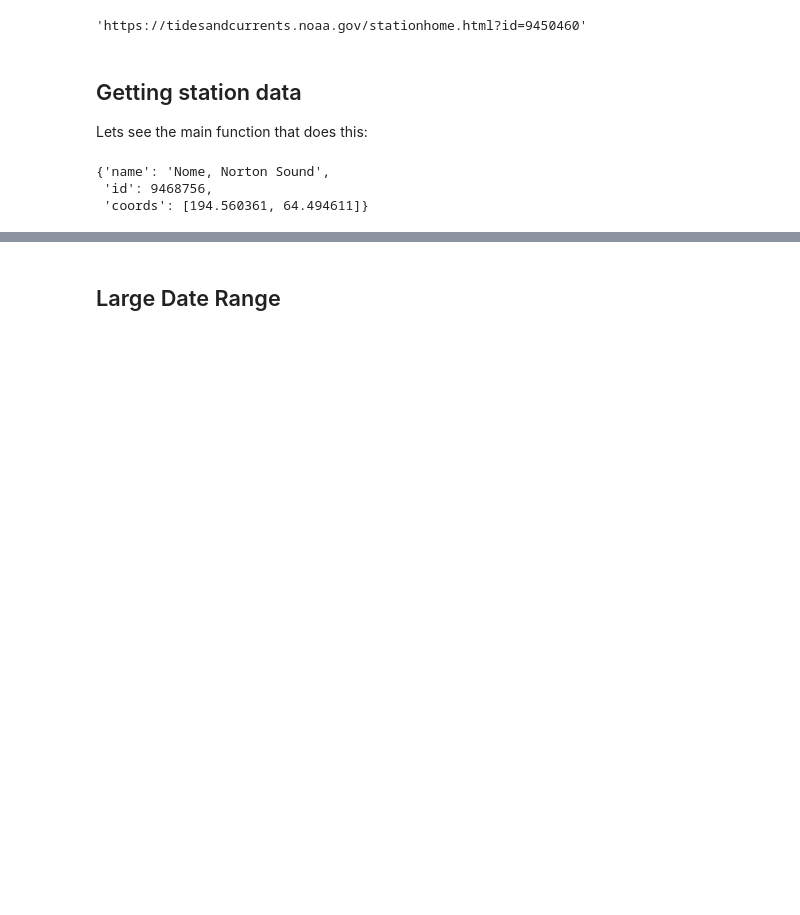
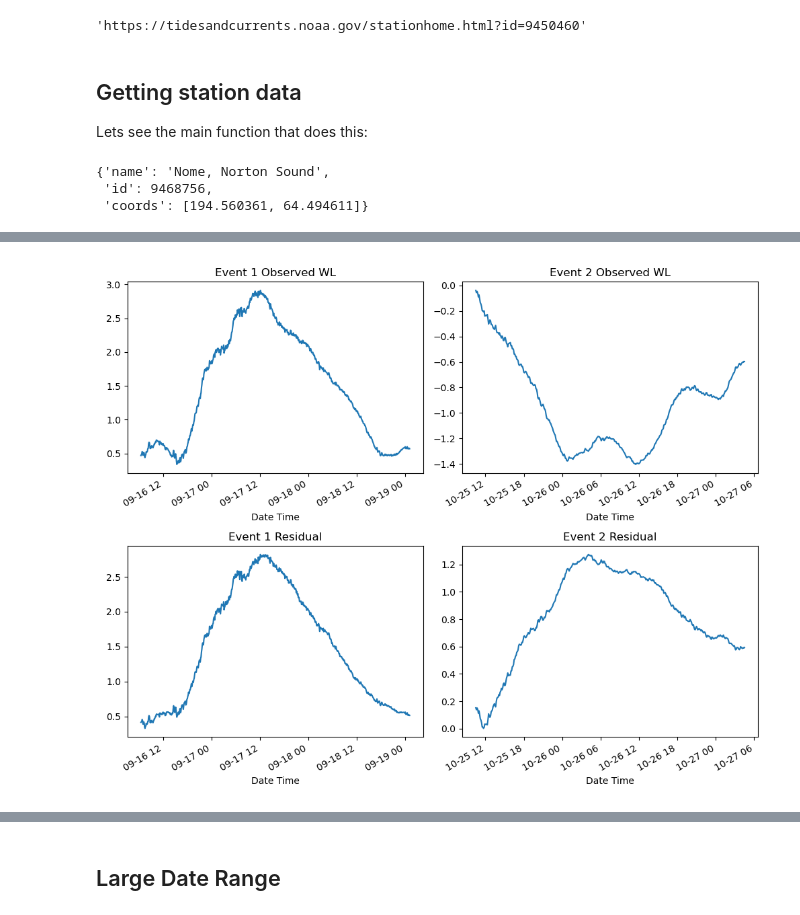
Before and after one commit to UT-CHG/pyadcirc, a Jupyter notebook: notebooks/NOAA_Scrape_Data.ipynb, the cells around one changed output, grey strips where cells are left out. Cells and saved outputs as stored; diff of their text form; code cells hidden in the pictures; blank space fills up the shorter version.

```diff
--- a/notebooks/NOAA_Scrape_Data.ipynb
+++ b/notebooks/NOAA_Scrape_Data.ipynb
@@ -129,11 +229,11 @@ HTTPError: 400 Client Error: Bad Request for url: https://api.tidesandcurrents.n
+# %%
+trigger_thresold = 1.0
+continuity_thresold = 0.9
+lull_duration = 21600
+shoulder_period = 43200
+chute_rule = 9
 # %%
-# params = {'begin_date': '20250801',
-#           'end_date': '20250831',
-#           'station': '8557863'
-#           'product': predictions,
-#           'datum': =MLLW&time_zone=lst_ldt&interval=hilo&units=english&application=DataAPI_Sample&format=xml
-test = noaa.requests.get(
-    "https://api.tidesandcurrents.noaa.gov/api/prod/datagetter?begin_date=20250801&end_date=20250831&station=8557863&product=predictions&datum=MLLW&time_zone=lst_ldt&interval=hilo&units=english&application=DataAPI_Sample&format=xml"
-)
-test.response
+events = noaa.wicks_2017_algo(nome_data, trigger_threshold=trigger_threshold, lull_duration=lull_duration, continuity_threshold=continuity_thresold, shoulder_period=shoulder_period, chute_rule=chute_rule, interactive=False)
+
+len(events), events[0][0:5][["Water Level", "Prediction", "Difference"]]
 # %% [output]
@@ -140,0 +248,14 @@ AttributeError: 'Response' object has no attribute 'response'
+# %%
+fig = plt.figure(figsize=(10, 8))
+
+for i, e in enumerate(events):
+    ax = fig.add_subplot(2, len(events), i + 1)
+    e["Water Level"].plot(ax=ax)
+    ax.set_title(f"Event {i+1} Observed WL")
+    ax = fig.add_subplot(2, len(events), 2 + i + 1)
+    e["Difference"].plot(ax=ax)
+    ax.set_title(f"Event {i+1} Residual")
+
+fig.tight_layout()
+# %% [output]
+[figure, added]
```
Also changed, not shown: parts of 78 cells of this notebook, 5 other files.
